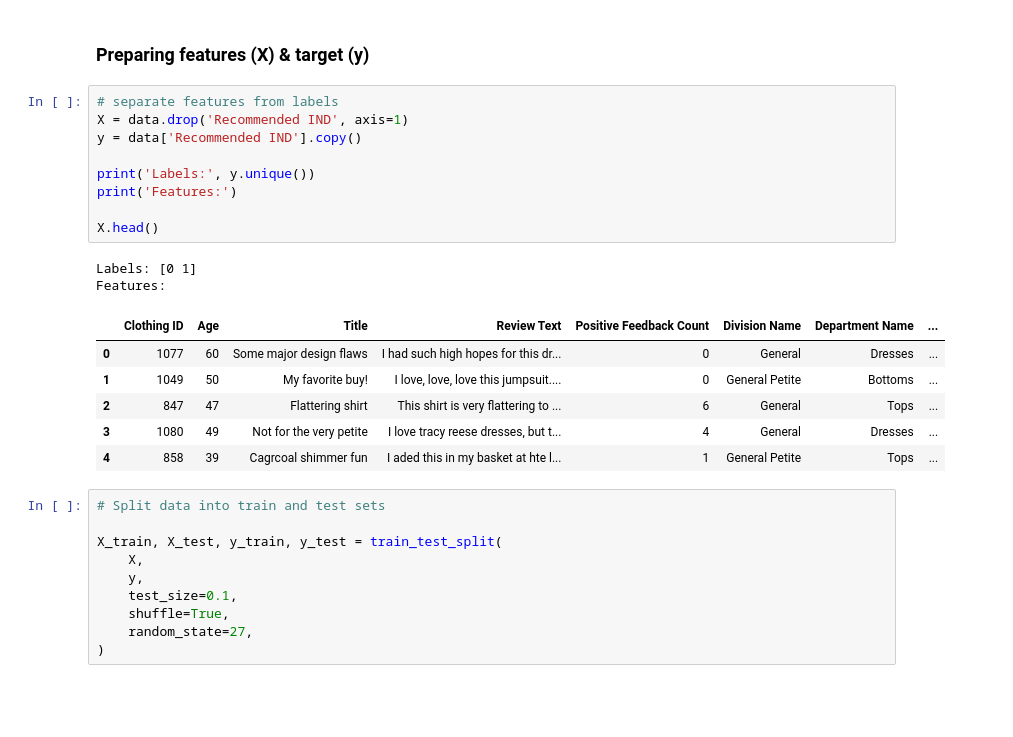
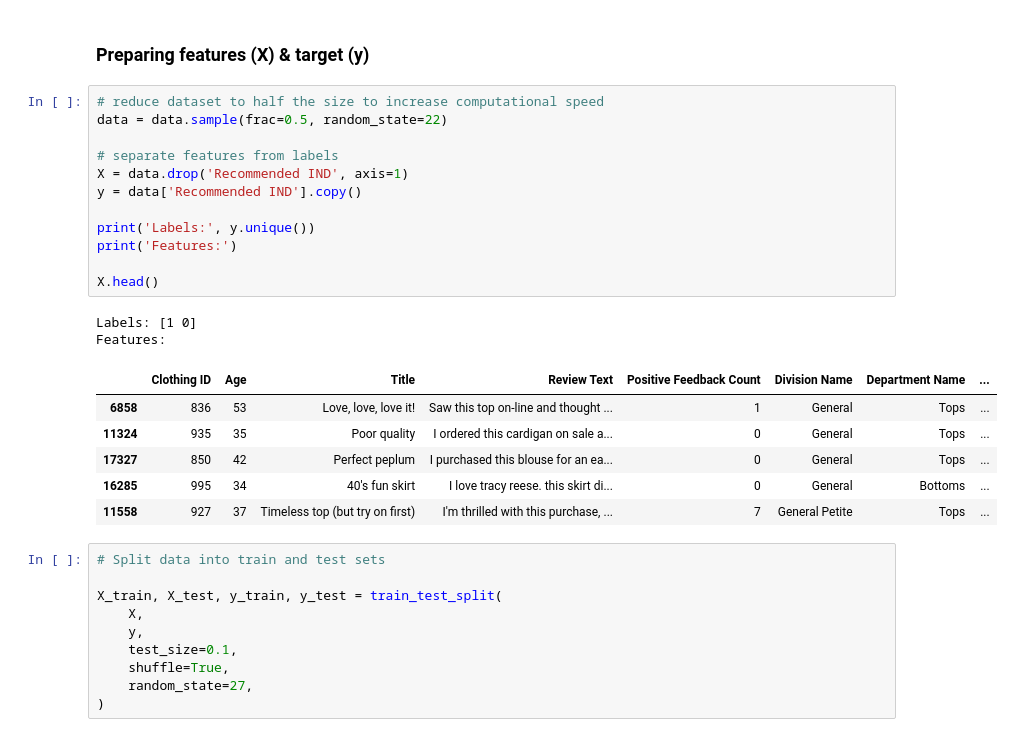
Before and after one commit to sksaak/dsnd-pipelines-project, a Jupyter notebook: analyses.ipynb, the cells around one changed output. Cells and saved outputs as stored; diff of their text form; blank space fills up the shorter version.

```diff
--- a/analyses.ipynb
+++ b/analyses.ipynb
@@ -77,23 +77,26 @@ memory usage: 1.3+ MB
 # %% [markdown]
 ### Preparing features (X) & target (y)
 # %%
+# reduce dataset to half the size to increase computational speed
+data = data.sample(frac=0.5, random_state=22)
+
 # separate features from labels
 X = data.drop('Recommended IND', axis=1)
 y = data['Recommended IND'].copy()
 
 print('Labels:', y.unique())
 print('Features:')
 
 X.head()
 # %% [output]
-Labels: [0 1]
+Labels: [1 0]
 Features:
 |  | Clothing ID | Age | Title | Review Text | Positive Feedback Count | Division Name | Department Name | ... |
-| 0 | 1077 | 60 | Some major design flaws | I had such high hopes for this dr... | 0 | General | Dresses | ... |
-| 1 | 1049 | 50 | My favorite buy! | I love, love, love this jumpsuit.... | 0 | General Petite | Bottoms | ... |
-| 2 | 847 | 47 | Flattering shirt | This shirt is very flattering to ... | 6 | General | Tops | ... |
-| 3 | 1080 | 49 | Not for the very petite | I love tracy reese dresses, but t... | 4 | General | Dresses | ... |
-| 4 | 858 | 39 | Cagrcoal shimmer fun | I aded this in my basket at hte l... | 1 | General Petite | Tops | ... |
+| 6858 | 836 | 53 | Love, love, love it! | Saw this top on-line and thought ... | 1 | General | Tops | ... |
+| 11324 | 935 | 35 | Poor quality | I ordered this cardigan on sale a... | 0 | General | Tops | ... |
+| 17327 | 850 | 42 | Perfect peplum | I purchased this blouse for an ea... | 0 | General | Tops | ... |
+| 16285 | 995 | 34 | 40's fun skirt | I love tracy reese. this skirt di... | 0 | General | Bottoms | ... |
+| 11558 | 927 | 37 | Timeless top (but try on first) | I'm thrilled with this purchase, ... | 7 | General Petite | Tops | ... |
 # %%
 # Split data into train and test sets
 
```
Also changed, not shown: parts of 6 cells of this notebook, 1 other file.
